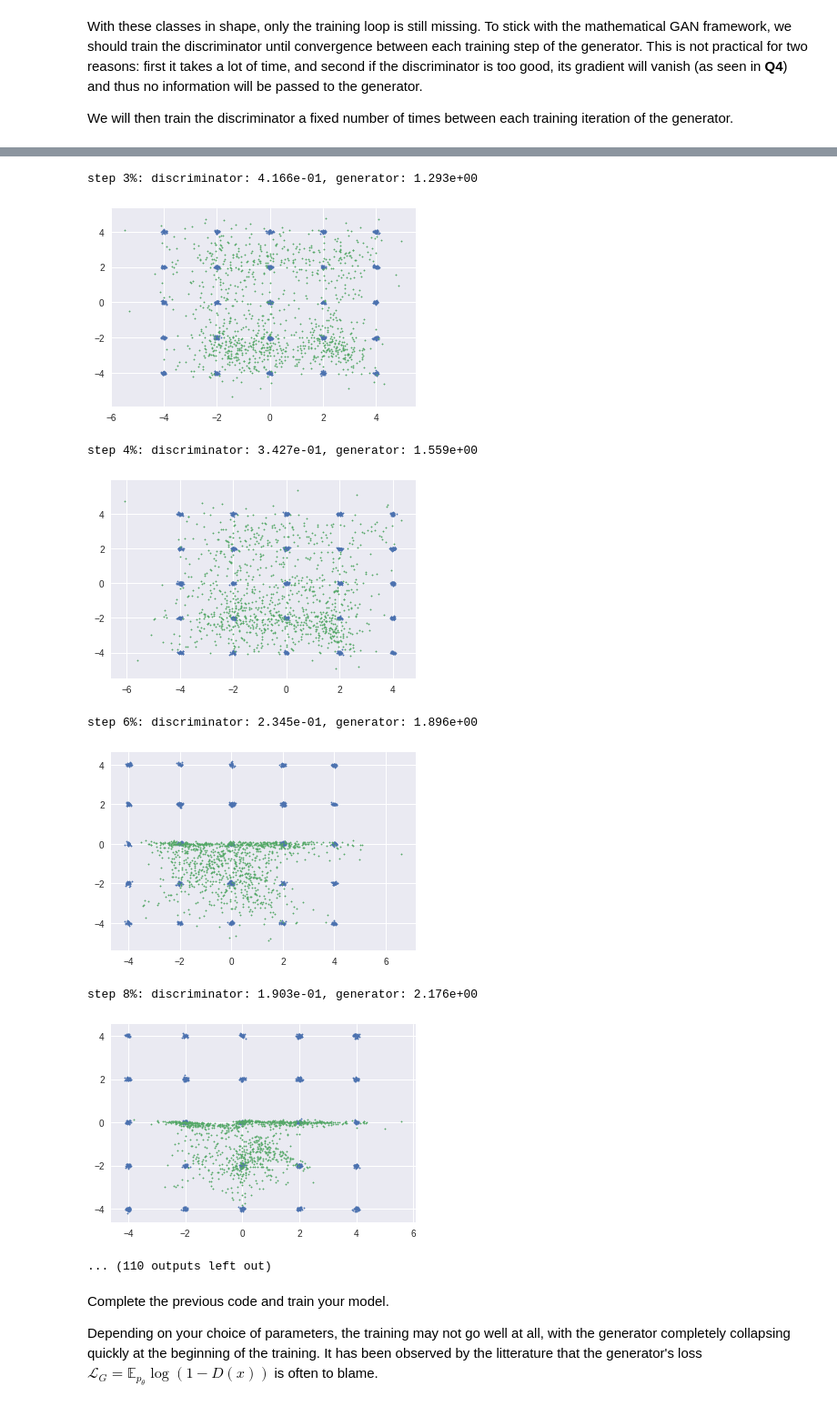
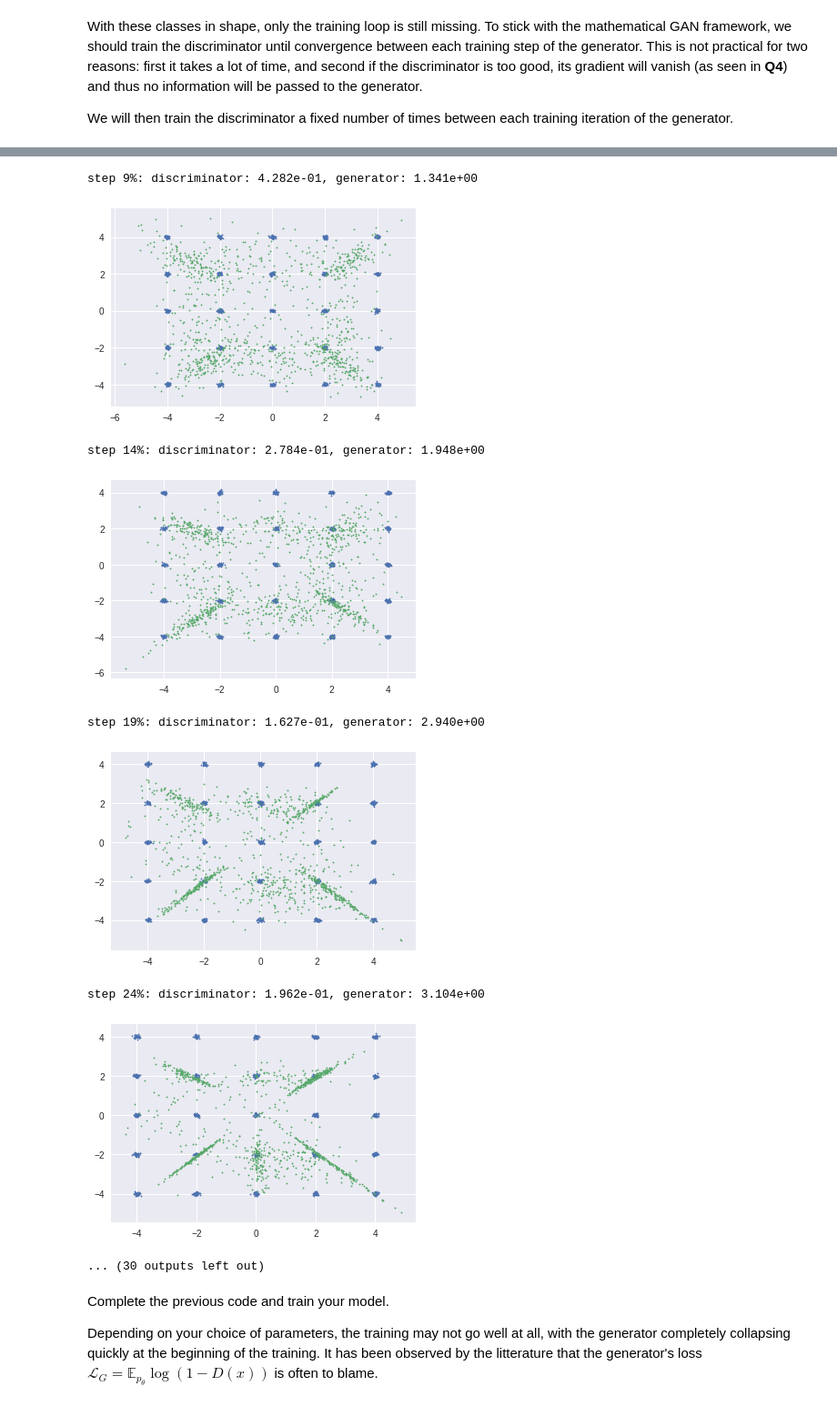
Before and after one commit to ValentinVincentNoel/AdvancedDLTP1Centrale, a Jupyter notebook: TD_GAN_VAE.ipynb, the cells around one changed output, grey strips where cells are left out. Shown at 91% size. Drawn from its saved outputs; the diff is of its cells as text; code cells hidden in the pictures.

```diff
--- a/TD_GAN_VAE.ipynb
+++ b/TD_GAN_VAE.ipynb
@@ -150,9 +152,9 @@ from torch.nn import Module, Linear, LeakyReLU, LogSoftmax, NLLLoss, ReLU
 from torch.autograd import Variable
 
 # Number of times to train the discriminator between two generator steps
-TRAIN_RATIO = 3
+TRAIN_RATIO = 4
 # Total number of training iterations for the generator
-N_ITER = 20001*3
+N_ITER = 20001
 # Batch size to use
 BATCHLEN = 128
 
@@ -212,12 +214,12 @@ step 1%: discriminator: 5.903e-01, generator: 8.270e-01
-step 3%: discriminator: 4.166e-01, generator: 1.293e+00
+step 9%: discriminator: 4.282e-01, generator: 1.341e+00
-[figure, old version]
+[figure, new version]
-step 4%: discriminator: 3.427e-01, generator: 1.559e+00
+step 14%: discriminator: 2.784e-01, generator: 1.948e+00
-[figure, old version]
+[figure, new version]
-step 6%: discriminator: 2.345e-01, generator: 1.896e+00
+step 19%: discriminator: 1.627e-01, generator: 2.940e+00
-[figure, old version]
+[figure, new version]
-step 8%: discriminator: 1.903e-01, generator: 2.176e+00
+step 24%: discriminator: 1.962e-01, generator: 3.104e+00
-[figure, old version]
+[figure, new version]
-... (110 outputs left out)
+... (30 outputs left out)
 # %% [markdown]
 Complete the previous code and train your model.
 
```
Also changed, not shown: parts of 12 cells of this notebook.
